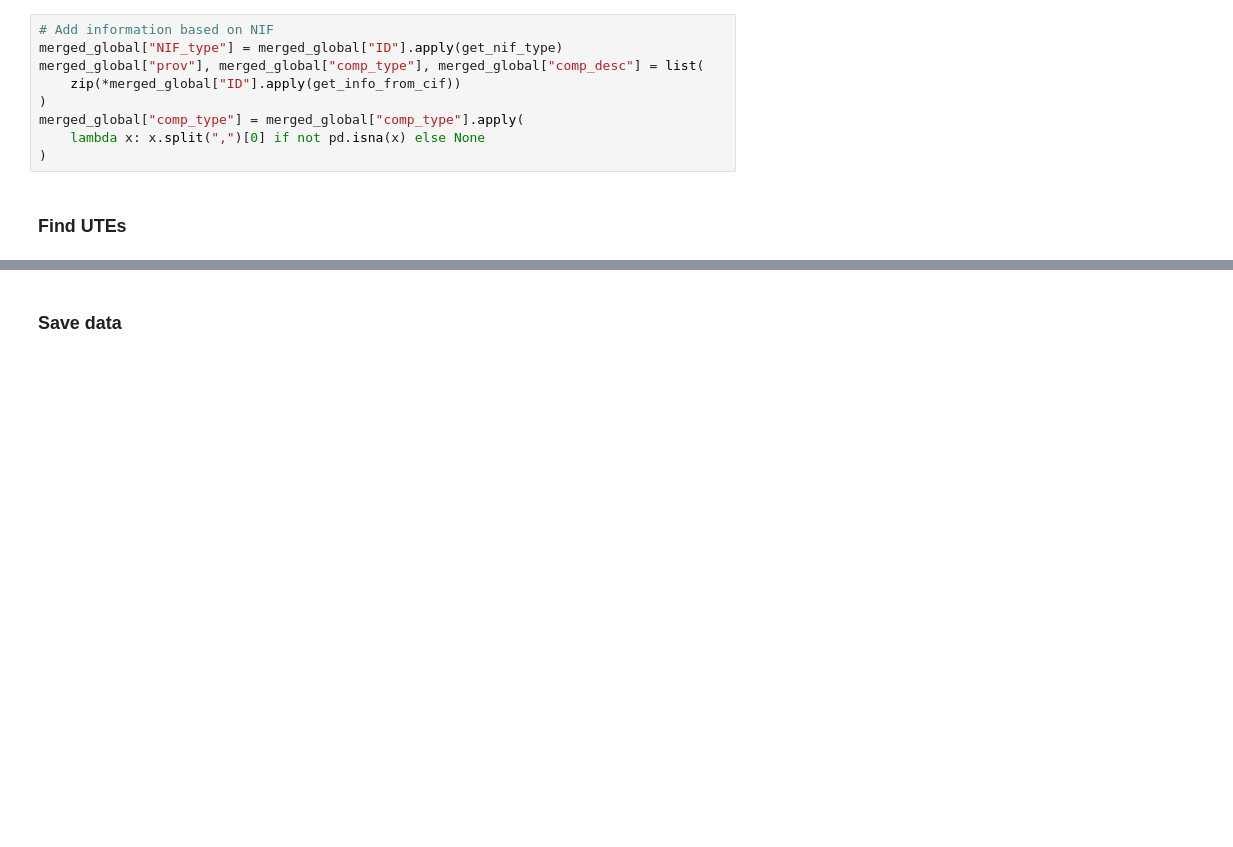
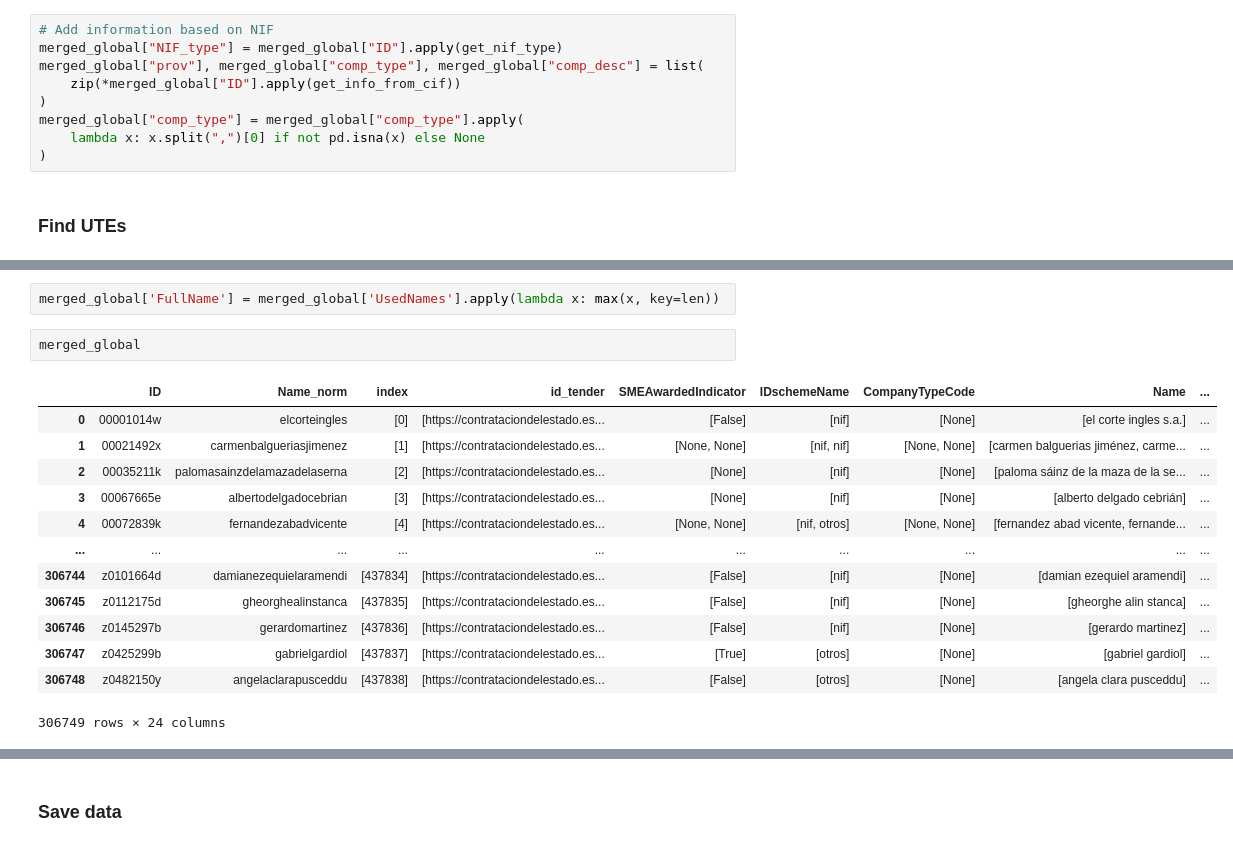
Before and after one commit to nextprocurement/NP-Company-Process, a Jupyter notebook: match_companies.ipynb, the cells around one changed output, grey strips where cells are left out. Drawn from its saved outputs; the diff is of its cells as text; blank space fills up the shorter version.

```diff
--- a/match_companies.ipynb
+++ b/match_companies.ipynb
@@ -438,0 +589,18 @@ utes = merged_global[ute_i | ute_n]
+# %%
+merged_global['FullName'] = merged_global['UsedNames'].apply(lambda x: max(x, key=len))
+# %%
+merged_global
+# %% [output]
+|  | ID | Name_norm | index | id_tender | SMEAwardedIndicator | IDschemeName | CompanyTypeCode | Name | ... |
+| 0 | 00001014w | elcorteingles | [0] | [https://contrataciondelestado.es... | [False] | [nif] | [None] | [el corte ingles s.a.] | ... |
+| 1 | 00021492x | carmenbalgueriasjimenez | [1] | [https://contrataciondelestado.es... | [None, None] | [nif, nif] | [None, None] | [carmen balguerias jiménez, carme... | ... |
+| 2 | 00035211k | palomasainzdelamazadelaserna | [2] | [https://contrataciondelestado.es... | [None] | [nif] | [None] | [paloma sáinz de la maza de la se... | ... |
+| 3 | 00067665e | albertodelgadocebrian | [3] | [https://contrataciondelestado.es... | [None] | [nif] | [None] | [alberto delgado cebrián] | ... |
+| 4 | 00072839k | fernandezabadvicente | [4] | [https://contrataciondelestado.es... | [None, None] | [nif, otros] | [None, None] | [fernandez abad vicente, fernande... | ... |
+| ... | ... | ... | ... | ... | ... | ... | ... | ... | ... |
+| 306744 | z0101664d | damianezequielaramendi | [437834] | [https://contrataciondelestado.es... | [False] | [nif] | [None] | [damian ezequiel aramendi] | ... |
+| 306745 | z0112175d | gheorghealinstanca | [437835] | [https://contrataciondelestado.es... | [False] | [nif] | [None] | [gheorghe alin stanca] | ... |
+| 306746 | z0145297b | gerardomartinez | [437836] | [https://contrataciondelestado.es... | [False] | [nif] | [None] | [gerardo martinez] | ... |
+| 306747 | z0425299b | gabrielgardiol | [437837] | [https://contrataciondelestado.es... | [True] | [otros] | [None] | [gabriel gardiol] | ... |
+| 306748 | z0482150y | angelaclarapusceddu | [437838] | [https://contrataciondelestado.es... | [False] | [otros] | [None] | [angela clara pusceddu] | ... |
+306749 rows × 24 columns
```
Also changed, not shown: parts of 39 cells of this notebook, 2 other files.
